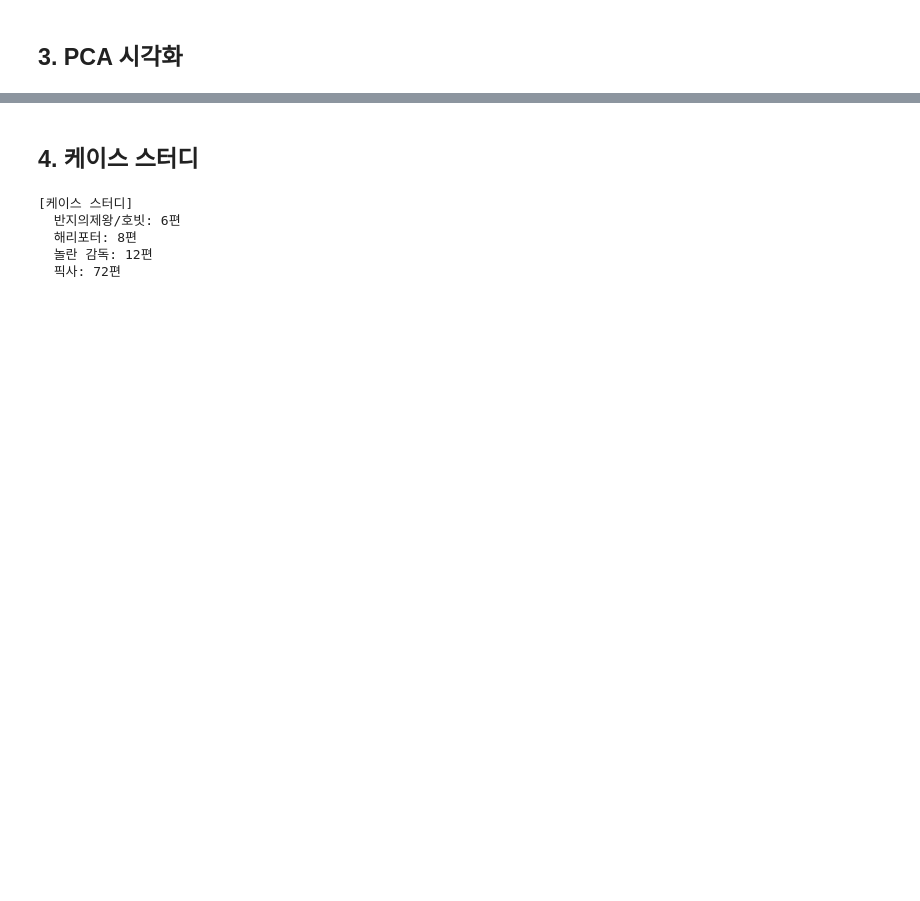
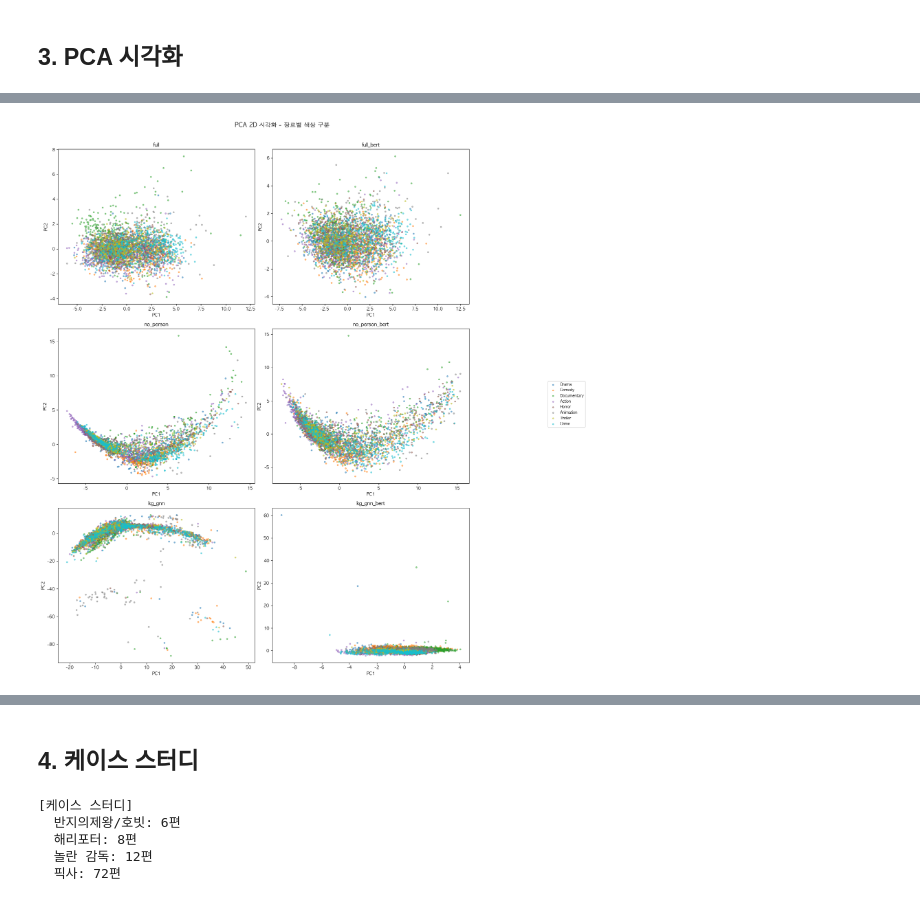
Before and after one commit to gogolucj/carte-experiments, a Jupyter notebook: compare_feature_ablation.ipynb, the cells around one changed output, grey strips where cells are left out. Drawn from its saved outputs; the diff is of its cells as text; code cells hidden in the pictures; blank space fills up the shorter version.

```diff
--- a/compare_feature_ablation.ipynb
+++ b/compare_feature_ablation.ipynb
@@ -69,7 +76,7 @@ print(f"영화 수: {len(catalog_filtered):,}")
 # %%
 # 임베딩 로드
 EMBEDDINGS_DIR = PROCESSED.DIR / "ablation_embeddings"
-VERSION_NAMES = ['full', 'full_bert', 'no_person', 'no_person_bert', 'kg_gnn']
+VERSION_NAMES = ['full', 'full_bert', 'no_person', 'no_person_bert', 'kg_gnn', 'kg_gnn_bert']
 
 embeddings = {}
 print("임베딩 로드:")
@@ -221,0 +236,14 @@ plt.show()
+# %%
+# 장르 데이터 준비
+# 주요 장르 선정 (영화 수 기준 상위)
+genre_counts = catalog_filtered['genre_1'].value_counts()
+TOP_GENRES = genre_counts.head(8).index.tolist()
+print(f"분석 대상 장르: {TOP_GENRES}")
+print(f"\n장르별 영화 수:")
+for g in TOP_GENRES:
+    print(f"  {g}: {genre_counts[g]:,}편")
+
+# 장르별 movieId 매핑
+genre_to_movies = {}
+for g in TOP_GENRES:
+    genre_to_movies[g] = catalog_filtered[catalog_filtered['genre_1'] == g]['movieId'].tolist()
@@ -221,0 +262,70 @@ plt.show()
+# %%
+# 장르별 PCA 시각화 (주요 장르 색상 구분)
+# 샘플링 (장르당 최대 500개)
+MAX_PER_GENRE = 500
+sample_data = []
+
+for g in TOP_GENRES:
+    movie_ids = genre_to_movies[g]
+    rng = np.random.default_rng(42)
+    sampled = rng.choice(movie_ids, min(MAX_PER_GENRE, len(movie_ids)), replace=False)
+    for mid in sampled:
+        sample_data.append({'movieId': mid, 'genre': g})
+
+sample_df = pd.DataFrame(sample_data)
+print(f"샘플 수: {len(sample_df):,}")
+
+# 버전별 PCA + 장르 색상 시각화
+ncols = 2
+nrows = (len(VERSIONS) + ncols - 1) // ncols
+fig, axes = plt.subplots(nrows, ncols, figsize=(8*ncols, 6*nrows))
+axes = axes.flat
+
+# 장르별 색상
+genre_colors = plt.cm.tab10(np.linspace(0, 1, len(TOP_GENRES)))
+genre_color_map = {g: genre_colors[i] for i, g in enumerate(TOP_GENRES)}
+
+for vi, v in enumerate(VERSIONS):
+    ids = embeddings[v]['ids']
+    emb = embeddings[v]['emb']
+
+    # 샘플에 해당하는 임베딩 추출
+    idx_list = []
+    genres_list = []
+    for _, row in sample_df.iterrows():
+        mid = row['movieId']
+        idx = np.where(ids == mid)[0]
+        if len(idx) > 0:
+            idx_list.append(idx[0])
+            genres_list.append(row['genre'])
+
+    sample_emb = emb[idx_list]
+    valid = ~np.isnan(sample_emb).any(axis=1)
+    sample_emb = sample_emb[valid]
+    genres_arr = np.array(genres_list)[valid]
+
+    # PCA
+    pca = PCA(n_components=2).fit_transform(sample_emb)
+
+    # 장르별 scatter
+    for g in TOP_GENRES:
+        mask = genres_arr == g
+        axes[vi].scatter(pca[mask, 0], pca[mask, 1],
+                        c=[genre_color_map[g]], label=g, alpha=0.5, s=10)
+
+    axes[vi].set_title(v, fontweight='bold', fontsize=12)
+    axes[vi].set_xlabel('PC1')
+    axes[vi].set_ylabel('PC2')
+
+for i in range(len(VERSIONS), len(axes)):
+    axes[i].set_visible(False)
+
+# 범례 (마지막 subplot 옆에)
+handles, labels = axes[0].get_legend_handles_labels()
+fig.legend(handles, labels, loc='center right', bbox_to_anchor=(1.12, 0.5), fontsize=9)
+
+plt.suptitle('PCA 2D 시각화 - 장르별 색상 구분', fontsize=14, fontweight='bold', y=1.01)
+plt.tight_layout()
+plt.subplots_adjust(right=0.88)
+plt.show()
+# %% [output]
@@ -221,0 +333 @@ plt.show()
+[figure, added]
```
Also changed, not shown: parts of 21 cells of this notebook, 1 other file.
